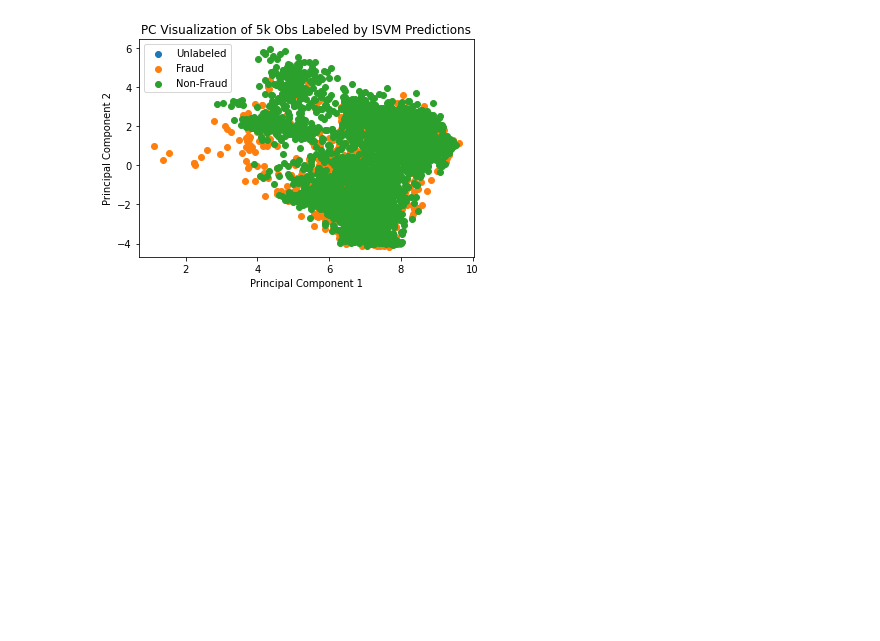
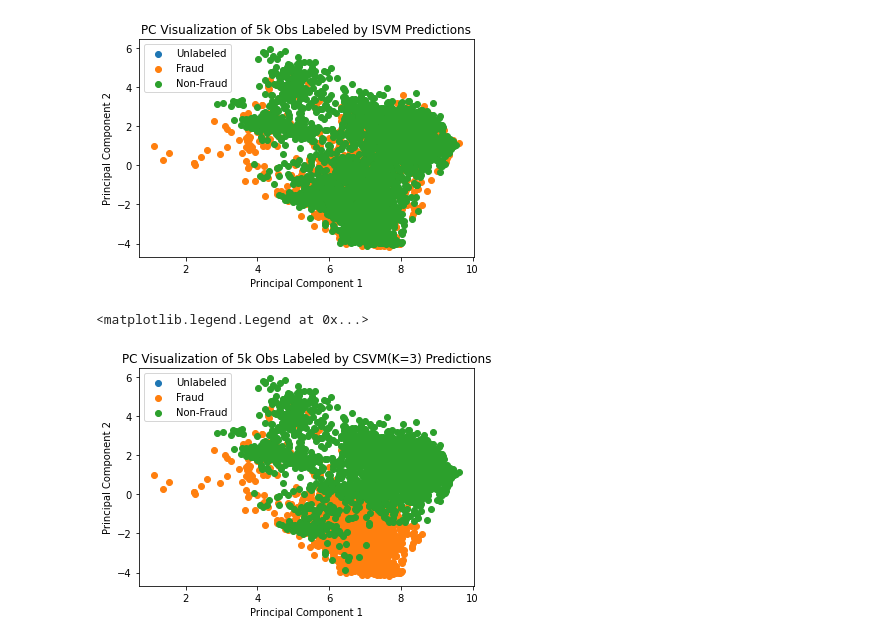
Before and after one commit to robertjprior/Fraud_SSL, a Jupyter notebook: OMSA Core Project - TRANSDUCTIVE LEARNING.ipynb, the cells around one changed output. Saved outputs shown, nothing was run; the diff lists cells and outputs as text; code cells hidden in the pictures; blank space fills up the shorter version.

```diff
--- a/OMSA Core Project - TRANSDUCTIVE LEARNING.ipynb
+++ b/OMSA Core Project - TRANSDUCTIVE LEARNING.ipynb
@@ -1172,3 +1178,18 @@ plt.legend()
 # %% [output]
 <matplotlib.legend.Legend at 0x...>
 [figure]
+# %%
+unlabeled = (y_csvm[idx]==-1).ravel()
+positive_fraud = (y_csvm[idx]==1).ravel()
+negative_fraud = (y_csvm[idx]==0).ravel()
+# %%
+plt.scatter(df_pca[idx,0][unlabeled], df_pca[idx,1][unlabeled], label='Unlabeled')
+plt.scatter(df_pca[idx,0][positive_fraud], df_pca[idx,1][positive_fraud], label='Fraud')
+plt.scatter(df_pca[idx,0][negative_fraud], df_pca[idx,1][negative_fraud], label='Non-Fraud')
+plt.xlabel('Principal Component 1')
+plt.ylabel('Principal Component 2')
+plt.title('PC Visualization of 5k Obs Labeled by CSVM(K=3) Predictions')
+plt.legend()
+# %% [output]
+<matplotlib.legend.Legend at 0x...>
+[figure, added]
```
Also changed, not shown: parts of 3 cells of this notebook.
